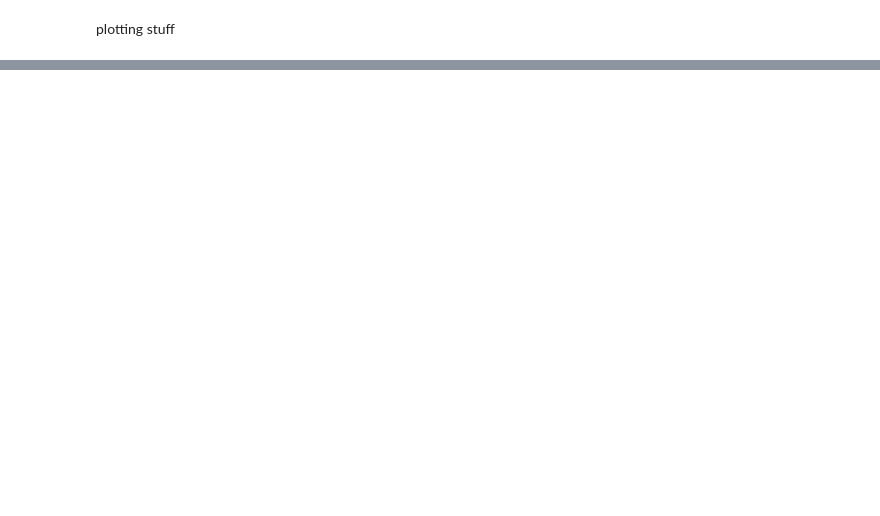
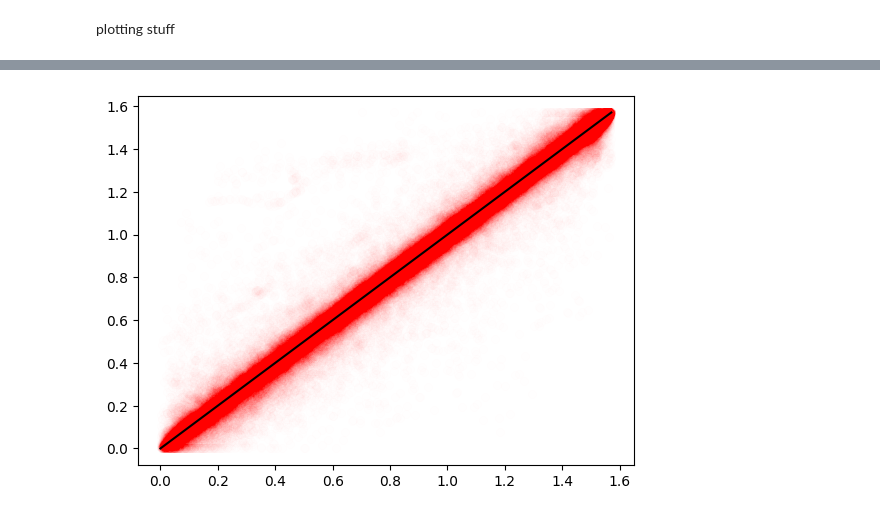
Before and after one commit to cocomolch/smart_coarse_grain, a Jupyter notebook: smartCoarseGrain_testing.ipynb, the cells around one changed output, grey strips where cells are left out. Cells and saved outputs as stored; diff of their text form; code cells hidden in the pictures; blank space fills up the shorter version.

```diff
--- a/smartCoarseGrain_testing.ipynb
+++ b/smartCoarseGrain_testing.ipynb
@@ -442,0 +488,18 @@ Text(0.5, 1.0, 'Difference')
+# %%
+reconstructed_theta[np.where(reconstructed_theta < 0)] = 0
+reconstructed_theta[np.where(reconstructed_theta > (np.pi / 2))] = np.pi / 2
+
+plt.scatter(
+    native_theta[10:],
+    reconstructed_theta[10:],
+    c="r",
+    label="First 10 points",
+    alpha=0.005,
+)
+
+plt.plot([0, np.pi / 2], [0, np.pi / 2], c="k", label="y=x line")
+pearson_correlation = np.corrcoef(
+    native_theta[10:].flatten(), reconstructed_theta[10:].flatten()
+)
+# %% [output]
+[figure, added]
```
Also changed, not shown: parts of 10 cells of this notebook.
